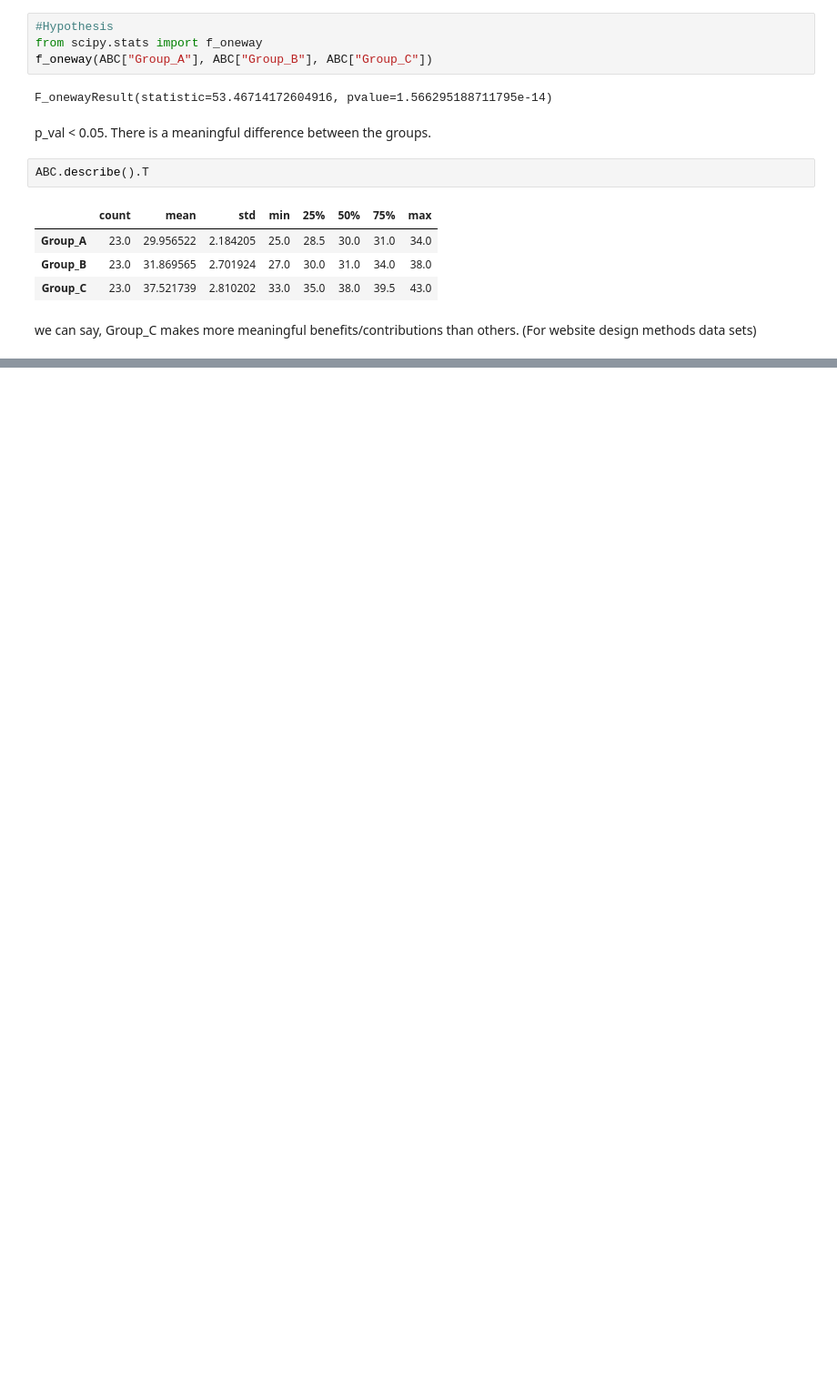
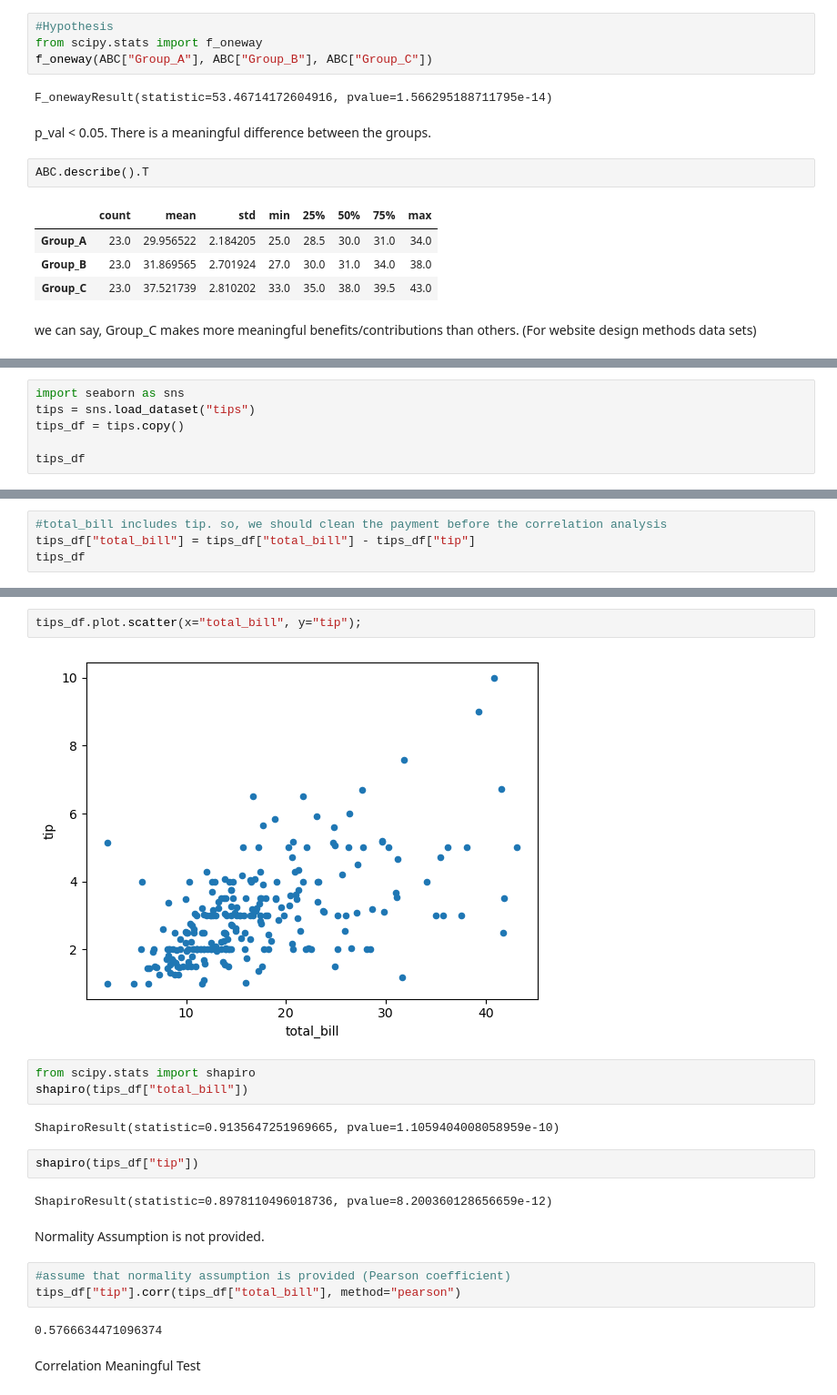
Before and after one commit to Bahrihan/DS_StatisticPractices, a Jupyter notebook: HypothesisParametricT3.ipynb, the cells around one changed output, grey strips where cells are left out. Shown at 91% size. Drawn from its saved outputs; the diff is of its cells as text; blank space fills up the shorter version.

```diff
--- a/HypothesisParametricT3.ipynb
+++ b/HypothesisParametricT3.ipynb
@@ -391,0 +394,6 @@ we can say, Group_C makes more meaningful benefits/contributions than others.
+# %%
+import seaborn as sns
+tips = sns.load_dataset("tips")
+tips_df = tips.copy()
+
+tips_df
@@ -391,0 +414,4 @@ we can say, Group_C makes more meaningful benefits/contributions than others.
+# %%
+#total_bill includes tip. so, we should clean the payment before the correlation analysis
+tips_df["total_bill"] = tips_df["total_bill"] - tips_df["tip"]
+tips_df
@@ -391,0 +432,22 @@ we can say, Group_C makes more meaningful benefits/contributions than others.
+# %%
+tips_df.plot.scatter(x="total_bill", y="tip");
+# %% [output]
+[figure, added]
+# %%
+from scipy.stats import shapiro
+shapiro(tips_df["total_bill"])
+# %% [output]
+ShapiroResult(statistic=0.9135647251969665, pvalue=1.1059404008058959e-10)
+# %%
+shapiro(tips_df["tip"])
+# %% [output]
+ShapiroResult(statistic=0.8978110496018736, pvalue=8.200360128656659e-12)
+# %% [markdown]
+Normality Assumption is not provided.
+# %%
+#assume that normality assumption is provided (Pearson coefficient)
+tips_df["tip"].corr(tips_df["total_bill"], method="pearson")
+# %% [output]
+0.5766634471096374
+# %% [markdown]
+Correlation Meaningful Test
```
Also changed, not shown: parts of 7 cells of this notebook.
